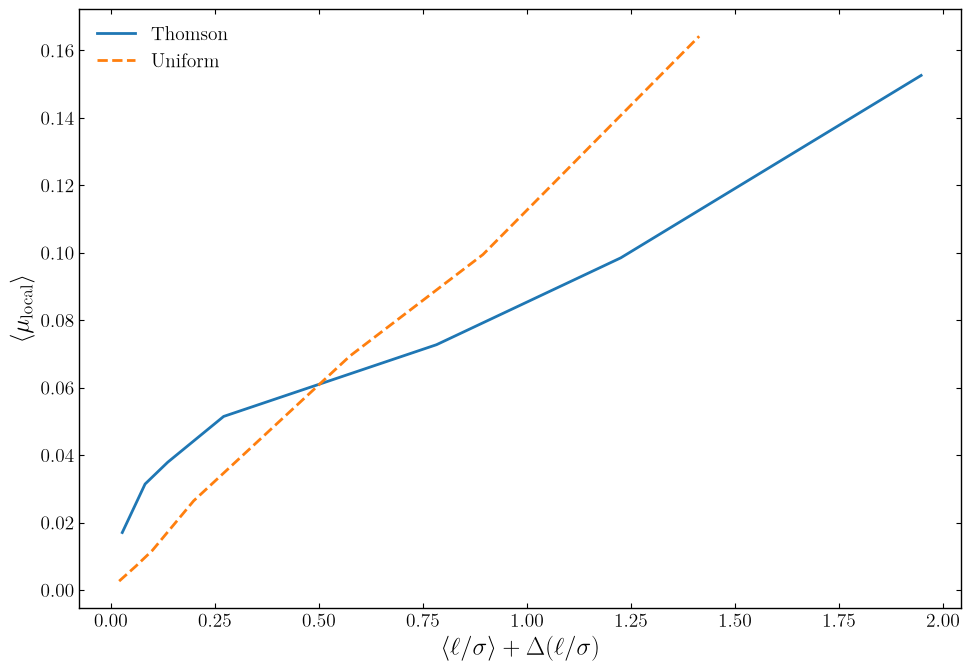
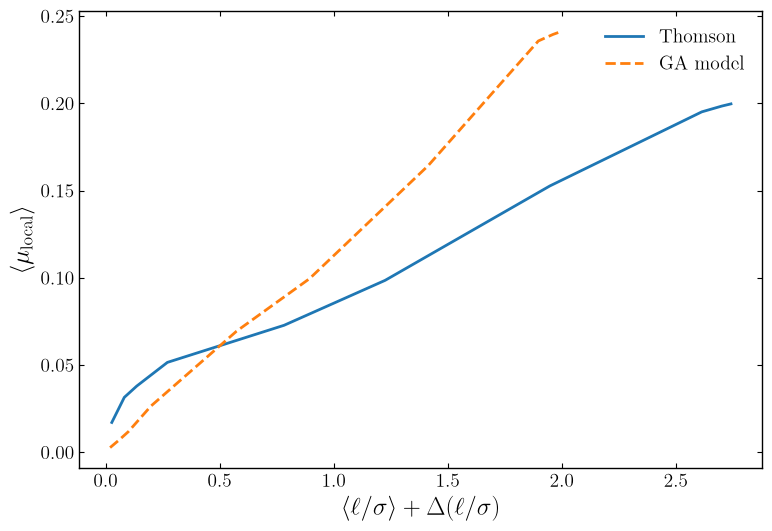
The change to this notebook cell's code, shown as a diff; its figure went from the first image to the second:
--- before
+++ after
@@ -32,4 +32,7 @@
 x_uniform = uniform_mean + uniform_std
 
+print(thomson_std)
+print(uniform_std)
+
 order = np.argsort(x_thomson)
 x_thomson = x_thomson[order]
@@ -57,5 +60,5 @@
     marker=None,
     linestyle="--",
-    label="Uniform",
+    label="GA model",
 )
 
@@ -66,4 +69,4 @@
 ax.legend(frameon=False)
 plt.tight_layout()
-# plt.savefig("../../figures/friction/thomson/mean-mu.png", dpi=600, bbox_inches="tight")
+plt.savefig("../../figures/friction/combined-mean-mu.png", dpi=600, bbox_inches="tight")
 plt.show()

Commit: combined mean mu